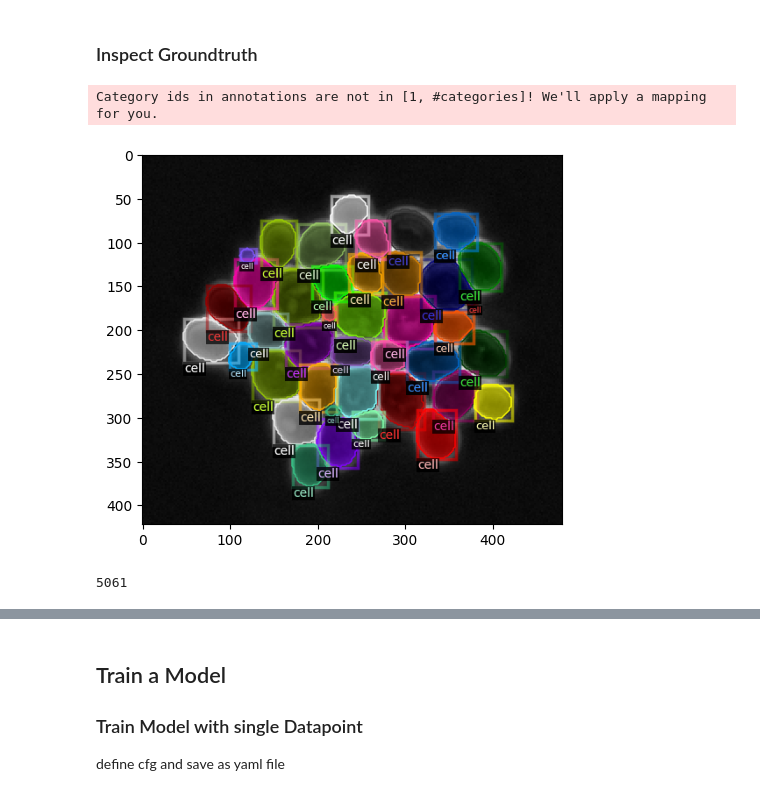
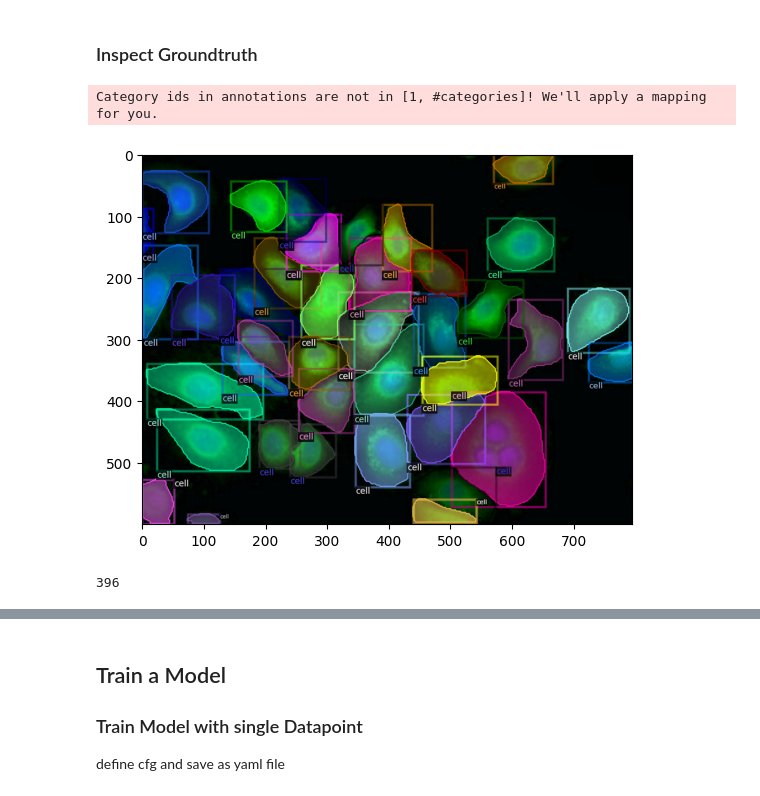
Before and after one commit to SchmollerLab/activeInstanceSegment, a Jupyter notebook: jupyter_notebooks/degugging_pipeline.ipynb, the cells around one changed output, grey strips where cells are left out. Saved outputs shown, nothing was run; the diff lists cells and outputs as text; code cells hidden in the pictures.

```diff
--- a/jupyter_notebooks/degugging_pipeline.ipynb
+++ b/jupyter_notebooks/degugging_pipeline.ipynb
@@ -34,7 +38,7 @@ from src.predict import predict_image_in_acdc
 
 check coco json file:
 # %%
-with open("./data/dataInCOCO/train/cell_acdc_coco_ds.json") as file:
+with open("/vol/volume/data/cellpose/train/cell_acdc_coco_ds.json") as file:
     train_dict = json.load(file)
 # %%
 print(list(train_dict.keys()),"\n")
@@ -73,17 +83,17 @@ register_datasets()
 ### Inspect Groundtruth
 # %%
 cfg = get_cfg()
-cfg.DATASETS.TRAIN = (SINGLE_POINT_DATASET,)
+cfg.DATASETS.TRAIN = (get_dataset_name(CELLPOSE,TRAIN),)
 
 in_image_id = images_meta_data[0]["id"]
-in_image_json = list(filter(lambda image: image["image_id"] == in_image_id, DatasetCatalog.get(SINGLE_POINT_DATASET) ))[0]
+in_image_json = list(filter(lambda image: image["image_id"] == in_image_id, DatasetCatalog.get(get_dataset_name(CELLPOSE,TRAIN)) ))[0]
 in_image = cv2.imread(in_image_json["file_name"]) #imgs[0]
 visualizer = Visualizer(in_image[:, :, ::-1], metadata=MetadataCatalog.get(cfg.DATASETS.TRAIN[0]), scale=2)
 out = visualizer.draw_dataset_dict(in_image_json)
 out_image = out.get_image()[:, :, ::-1]
 show_image(out_image)
 print(in_image_id)
 # %% [output]
 Category ids in annotations are not in [1, #categories]! We'll apply a mapping for you.
-[figure, old version]
+[figure, new version]
-5061
+396
```
Also changed, not shown: parts of 4 cells of this notebook, 6 other files.
